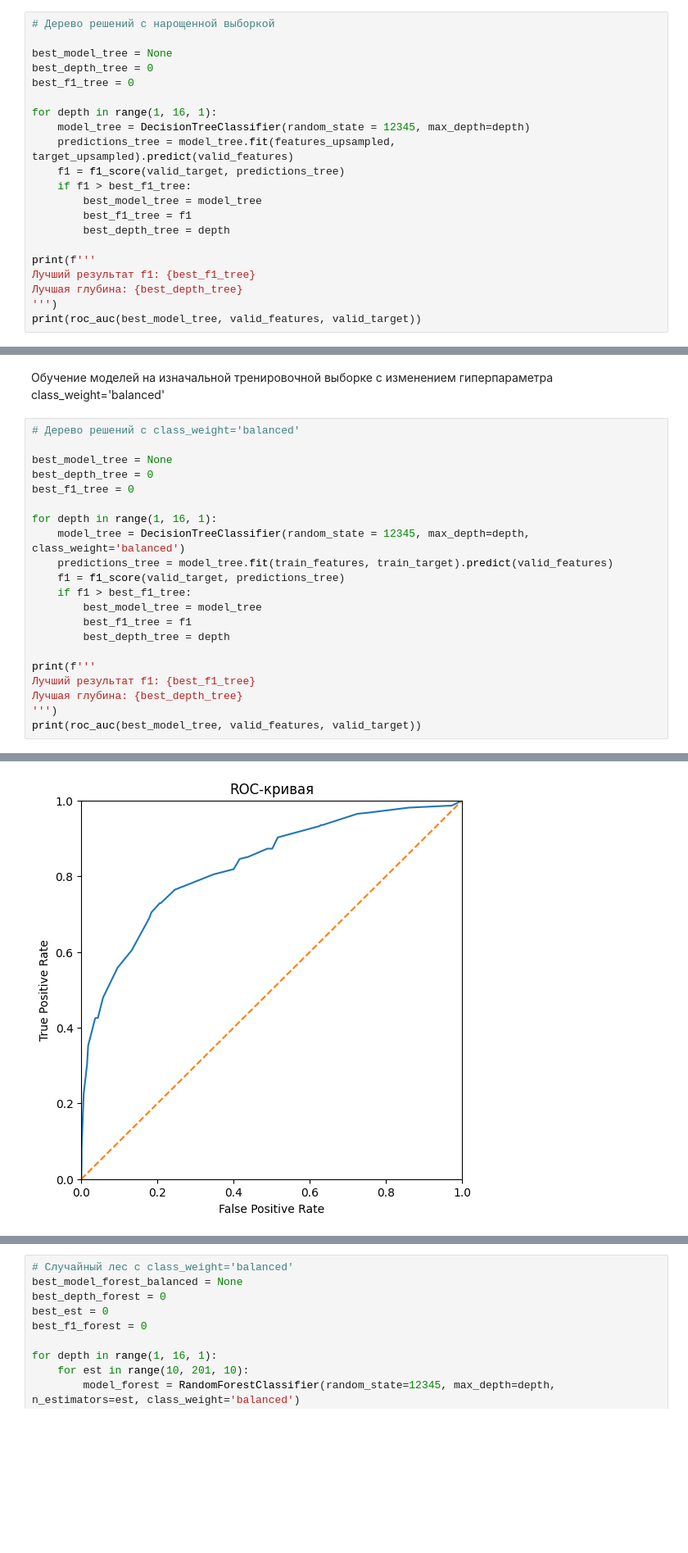
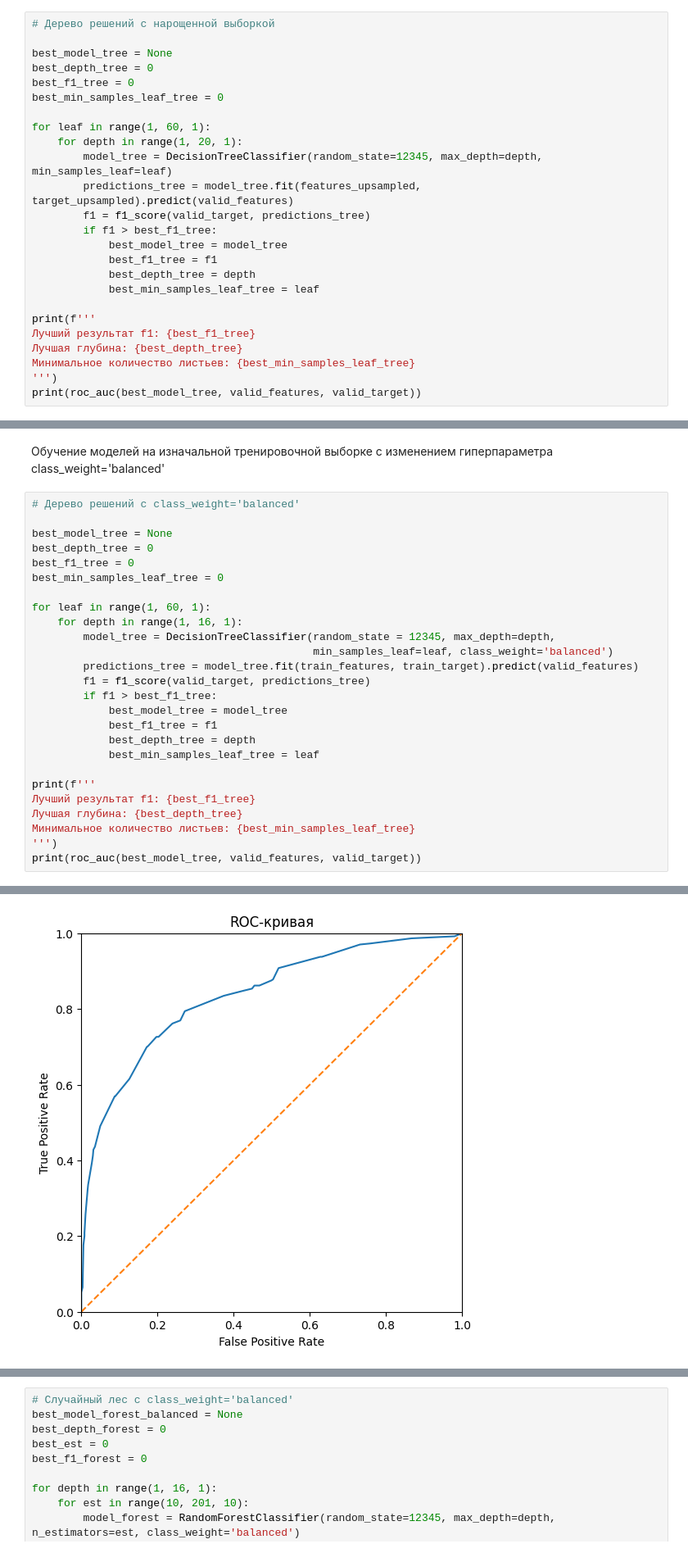
Before and after one commit to NasijiaN/bank_churn, a Jupyter notebook: bank_churn.ipynb, the cells around one changed output, grey strips where cells are left out. Shown: that part at 82% size. Drawn from its saved outputs; the diff is of its cells as text; blank space fills up the shorter version.

Commit message:
Добавление гиперпараметра min_samples_leaf в модель 'Дерево решений'

```diff
--- a/bank_churn.ipynb
+++ b/bank_churn.ipynb
@@ -691,19 +696,23 @@ Name: exited, dtype: float64
 best_model_tree = None
 best_depth_tree = 0
 best_f1_tree = 0
+best_min_samples_leaf_tree = 0
 
-for depth in range(1, 16, 1):
-    model_tree = DecisionTreeClassifier(random_state = 12345, max_depth=depth)
-    predictions_tree = model_tree.fit(features_upsampled, target_upsampled).predict(valid_features)
-    f1 = f1_score(valid_target, predictions_tree)
-    if f1 > best_f1_tree:
-        best_model_tree = model_tree
-        best_f1_tree = f1
-        best_depth_tree = depth
+for leaf in range(1, 60, 1):
+    for depth in range(1, 20, 1):
+        model_tree = DecisionTreeClassifier(random_state=12345, max_depth=depth, min_samples_leaf=leaf)
+        predictions_tree = model_tree.fit(features_upsampled, target_upsampled).predict(valid_features)
+        f1 = f1_score(valid_target, predictions_tree)
+        if f1 > best_f1_tree:
+            best_model_tree = model_tree
+            best_f1_tree = f1
+            best_depth_tree = depth
+            best_min_samples_leaf_tree = leaf
 
 print(f'''
 Лучший результат f1: {best_f1_tree}
 Лучшая глубина: {best_depth_tree}
+Минимальное количество листьев: {best_min_samples_leaf_tree}
 ''')
 print(roc_auc(best_model_tree, valid_features, valid_target))
 # %% [output]
@@ -761,19 +771,24 @@ print(roc_auc(model_log, valid_features, valid_target))
 best_model_tree = None
 best_depth_tree = 0
 best_f1_tree = 0
+best_min_samples_leaf_tree = 0
 
-for depth in range(1, 16, 1):
-    model_tree = DecisionTreeClassifier(random_state = 12345, max_depth=depth, class_weight='balanced')
-    predictions_tree = model_tree.fit(train_features, train_target).predict(valid_features)
-    f1 = f1_score(valid_target, predictions_tree)
-    if f1 > best_f1_tree:
-        best_model_tree = model_tree
-        best_f1_tree = f1
-        best_depth_tree = depth
+for leaf in range(1, 60, 1):
+    for depth in range(1, 16, 1):
+        model_tree = DecisionTreeClassifier(random_state = 12345, max_depth=depth,
+                                            min_samples_leaf=leaf, class_weight='balanced')
+        predictions_tree = model_tree.fit(train_features, train_target).predict(valid_features)
+        f1 = f1_score(valid_target, predictions_tree)
+        if f1 > best_f1_tree:
+            best_model_tree = model_tree
+            best_f1_tree = f1
+            best_depth_tree = depth
+            best_min_samples_leaf_tree = leaf
 
 print(f'''
 Лучший результат f1: {best_f1_tree}
 Лучшая глубина: {best_depth_tree}
+Минимальное количество листьев: {best_min_samples_leaf_tree}
 ''')
 print(roc_auc(best_model_tree, valid_features, valid_target))
 # %% [output]
@@ -782 +798 @@ print(roc_auc(best_model_tree, valid_features, valid_target))
-[figure, old version]
+[figure, new version]
```
Also changed, not shown: parts of 8 cells of this notebook.
